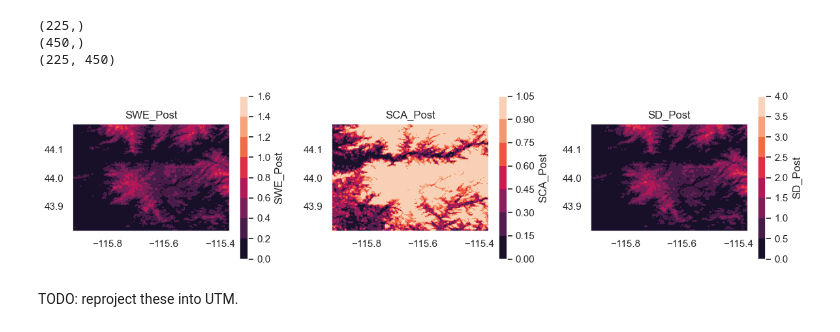
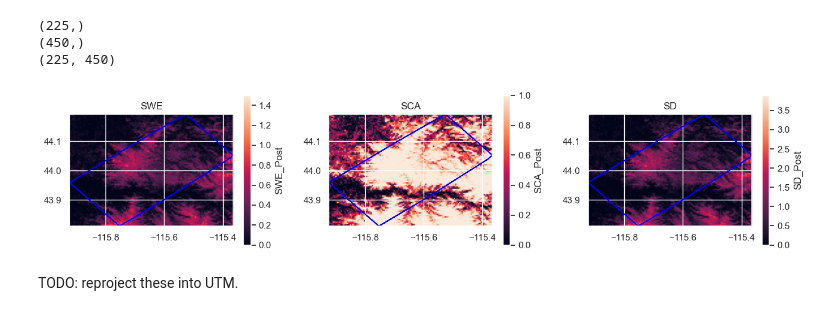
Before and after one commit to julober/snowex_uavsar_coherence, a Jupyter notebook: notebooks/01_data_download_and_prep.ipynb, the cells around one changed output. Saved outputs shown, nothing was run; the diff lists cells and outputs as text; code cells hidden in the pictures.

Commit message:
load ucla snow reanalysis

```diff
--- a/notebooks/01_data_download_and_prep.ipynb
+++ b/notebooks/01_data_download_and_prep.ipynb
@@ -637,3 +637,26 @@ snow_prods
  Dimensions without coordinates: Day, Stats
  Attributes:
      Units:    meters]
+# %%
+# for prod in snow_prods:
+#     prod.rio.write_crs('EPSG:4326', inplace=True)
+#     prod.rio.set_spatial_dims(x_dim='Longitude', y_dim='Latitude', inplace=True)
+snow_prods_mean_reproj = []
+for prod in snow_prods:
+    # print(prod)
+    # unchunk the dask arrawy to reproject with rioxarray
+    # prod = prod.compute()
+    # prod.rio.write_crs('EPSG:4326', inplace=True)
+    # prod.rio.set_spatial_dims(x_dim='Longitude', y_dim='Latitude', inplace=True)
+    # print(prod[0, 0])
+    prod[0, 0].rio.write_crs('EPSG:4326', inplace=True)
+    prod[0, 0].rio.set_spatial_dims(x_dim='Longitude', y_dim='Latitude', inplace=True)
+    print(prod[0, 0])
+    print(prod[0, 0]['Latitude'])
+    # get std dev of spacing in lat and lon
+    print('confirm evenly spaced grid')
+    print("lat spacing:", np.std(np.diff(prod[0, 0]['Latitude'].values)))
+    print("lon spacing:", np.std(np.diff(prod[0, 0]['Longitude'].values)))
+
+    prod_reproj = prod[0, 0].rio.reproject(CRS, resolution=RES)
+    snow_prods_mean_reproj.append(prod_reproj)
@@ -647,27 +691,34 @@ print(swe_day[0,0].shape)
 (225, 450)
 # %%
 # plot swe_day, trim to outline
-fig, axes = plt.subplots(1, 3, figsize=(12, 3))
+names = ['SWE', 'SCA', 'SD']
+fig, axes = plt.subplots(1, 3, figsize=(13, 3))
 
-for prod, ax in zip(snow_prods, axes):
-    im = ax.contourf(prod['Longitude'], prod['Latitude'], prod[0,0].T)
+for prod, name, ax in zip(snow_prods, names, axes):
+    # im = ax.contourf(prod['Longitude'], prod['Latitude'], prod[0,0].T)
+    im = ax.imshow(prod[0,0].T,
+                    extent=(prod['Longitude'].min(), prod['Longitude'].max(),
+                            prod['Latitude'].min(), prod['Latitude'].max()),
+                    origin='lower')
+    outline.boundary.plot(ax=ax, edgecolor='blue', linewidth=1)
     ax.set_xlim(outline.total_bounds[0], outline.total_bounds[2])
     ax.set_ylim(outline.total_bounds[1], outline.total_bounds[3])
     ax.set_aspect('equal')
-    ax.set_title(prod.name)
+    ax.set_title(name)
+    # ax.grid(False)
     fig.colorbar(im, ax=ax, label=prod.name)
 fig.tight_layout()
 plt.show()
 # plt.figure(figsize=(8, 6))
 # plt.contourf(swe_day['Longitude'], swe_day['Latitude'], swe_day[0,0].T)
 # plt.xlim(outline.total_bounds[0], outline.total_bounds[2])
 # plt.ylim(outline.total_bounds[1], outline.total_bounds[3])
 # plt.title(f'SWE on {day}')
 # plt.xlabel('Longitude')
 # plt.ylabel('Latitude')
 # plt.colorbar(label='SWE (m)')
 # plt.show()
 # %% [output]
-[figure, old version]
+[figure, new version]
 # %% [markdown]
 TODO: reproject these into UTM.
```
Also changed, not shown: parts of 4 cells of this notebook.
